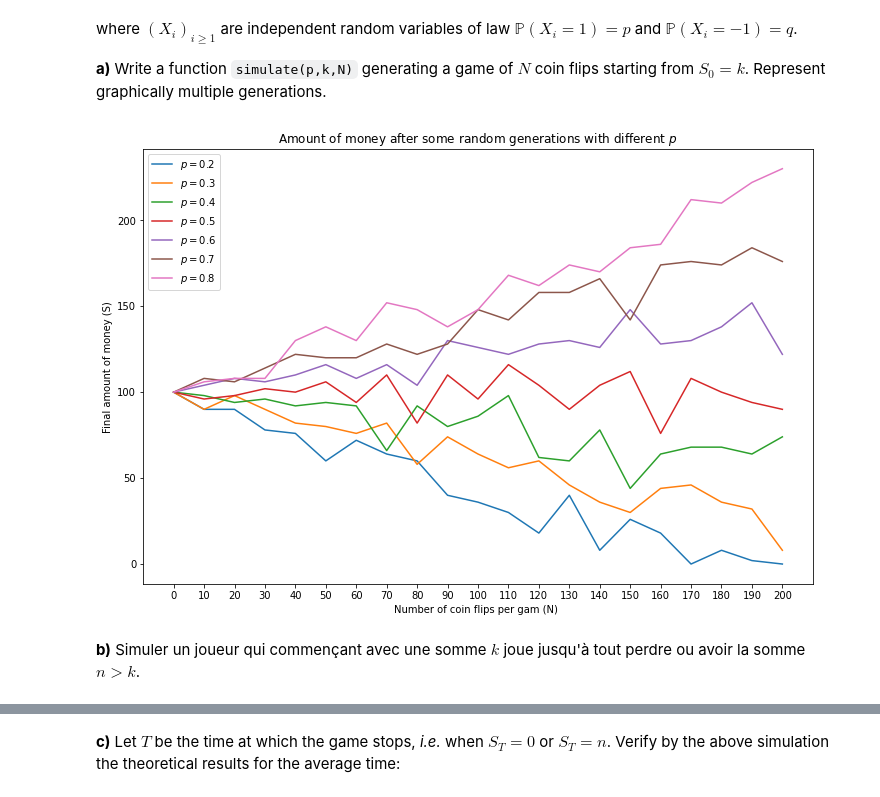
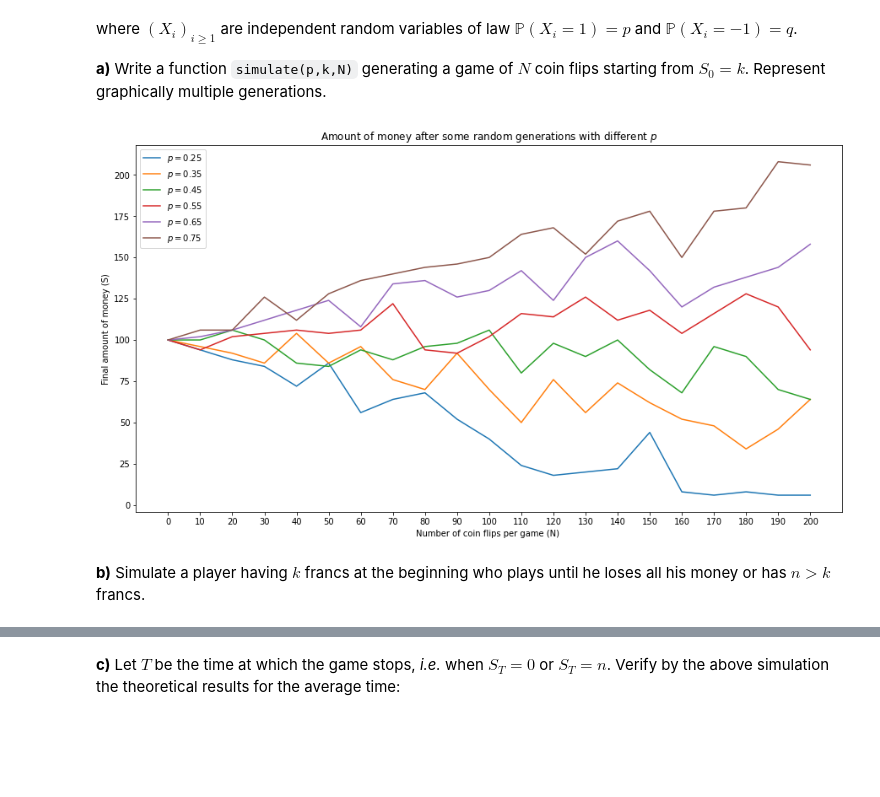
Before and after one commit to dqtvictory/Sorbonne-University, a Jupyter notebook: 3ma100/chap08.ipynb, the cells around one changed output, grey strips where cells are left out. Drawn from its saved outputs; the diff is of its cells as text; code cells hidden in the pictures; blank space fills up the shorter version.

```diff
--- a/3ma100/chap08.ipynb
+++ b/3ma100/chap08.ipynb
@@ -274,35 +276,38 @@ Write a function `simulate(p,k,N)` generating a game of $N$ coin flips starting
 # %%
 def simulate(p, k, N):
     if N == 0:
         return k
     game = np.random.rand(N)
-    winning = np.sum(game <= p)
-    losing = N - winning
-    S = k + winning - losing
-    if S <= 0:
-        return 0
-    return S
+    winning = game <= p
+    for turn in winning:
+        if turn:
+            k += 1
+        else:
+            k -= 1
+        if k == 0:  # the game ends when there is no money left
+            return 0
+    return k  # returns the final amount of money when N turns are done
 
 k = 100
 N = np.arange(0,201,10)
-list_p = np.arange(2,9)/10
+list_p = np.arange(2.5, 7.6, 1)/10
 
-plt.figure(figsize=(12,8))
+plt.figure(figsize=(15,8))
 plt.title('Amount of money after some random generations with different $p$')
-plt.xlabel('Number of coin flips per gam (N) ')
+plt.xlabel('Number of coin flips per game (N) ')
 plt.ylabel('Final amount of money (S)')
 plt.xticks(N)
 
 
 for p in list_p:
     plt.plot(N, [simulate(p,k,n) for n in N], label=f"$p={p}$")
 
 plt.legend()
 plt.show()
 # %% [output]
-[figure, old version]
+[figure, new version]
-# %% [markdown]
-
-**b)**
-Simuler un joueur qui commençant avec une somme $k$ joue jusqu'à tout perdre ou avoir la somme $n > k$.
+# %% [markdown]
+
+**b)**
+Simulate a player having $k$ francs at the beginning who plays until he loses all his money or has $n>k$ francs.
 # %%
```
Also changed, not shown: parts of 45 cells of this notebook.
